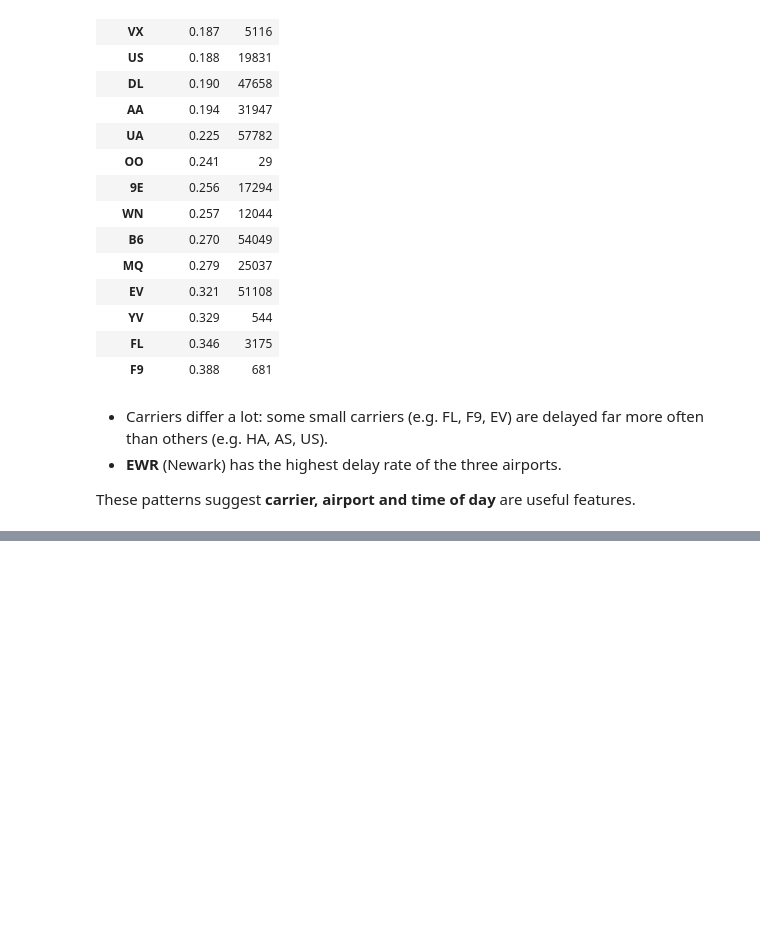
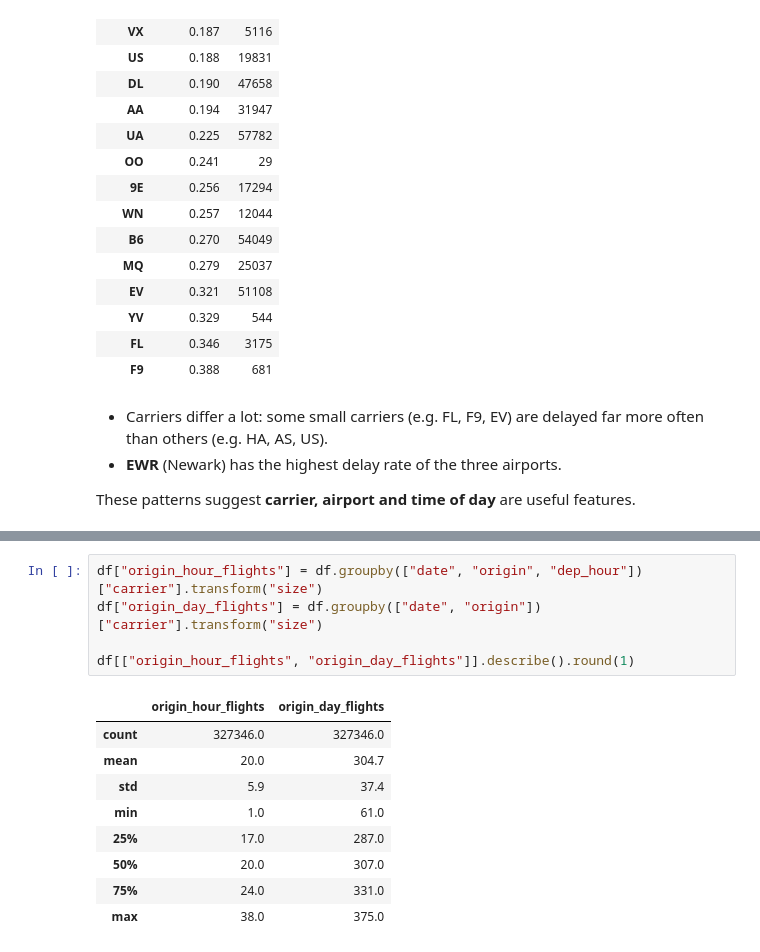
Before and after one commit to mayank-pillai-99/flight-delay-prediction, a Jupyter notebook: flight_delay_prediction.ipynb, the cells around one changed output, grey strips where cells are left out. Drawn from its saved outputs; the diff is of its cells as text; blank space fills up the shorter version.

```diff
--- a/flight_delay_prediction.ipynb
+++ b/flight_delay_prediction.ipynb
@@ -210,0 +262,15 @@ These patterns suggest **carrier, airport and time of day** are useful features.
+# %%
+df["origin_hour_flights"] = df.groupby(["date", "origin", "dep_hour"])["carrier"].transform("size")
+df["origin_day_flights"] = df.groupby(["date", "origin"])["carrier"].transform("size")
+
+df[["origin_hour_flights", "origin_day_flights"]].describe().round(1)
+# %% [output]
+|  | origin_hour_flights | origin_day_flights |
+| count | 327346.0 | 327346.0 |
+| mean | 20.0 | 304.7 |
+| std | 5.9 | 37.4 |
+| min | 1.0 | 61.0 |
+| 25% | 17.0 | 287.0 |
+| 50% | 20.0 | 307.0 |
+| 75% | 24.0 | 331.0 |
+| max | 38.0 | 375.0 |
```
Also changed, not shown: parts of 11 cells of this notebook, 1 other file.
